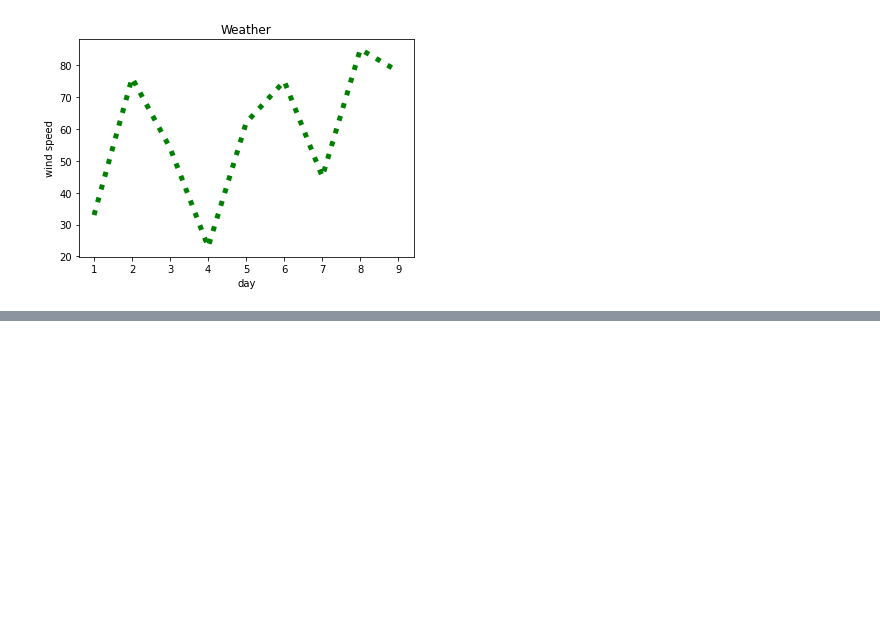
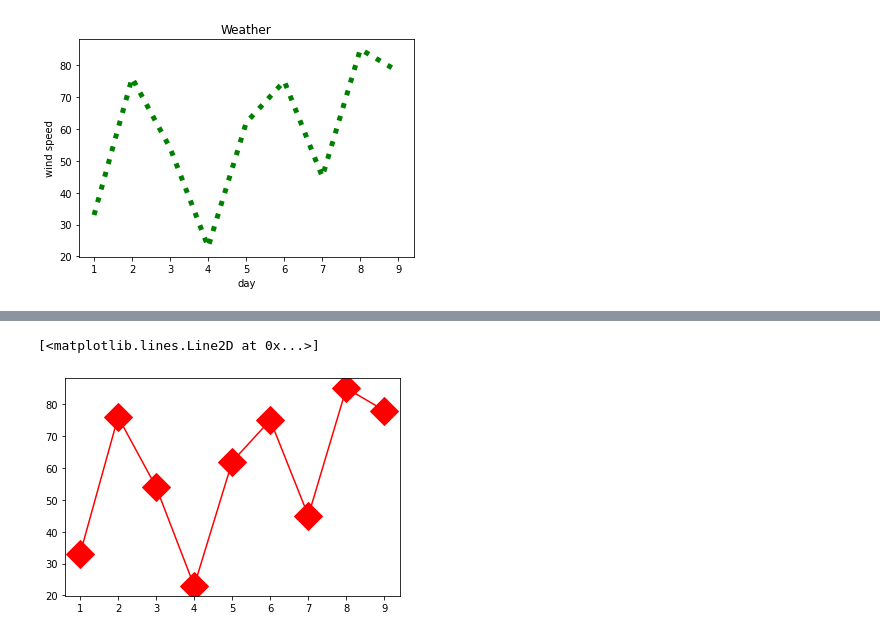
Before and after one commit to nikhil2008github/Data-ops, a Jupyter notebook: matplotlib.ipynb, the cells around one changed output, grey strips where cells are left out. Cells and saved outputs as stored; diff of their text form; code cells hidden in the pictures; blank space fills up the shorter version.

```diff
--- a/matplotlib.ipynb
+++ b/matplotlib.ipynb
@@ -33,0 +39,5 @@ plt.plot(x,y,color ='green', linewidth = 5, linestyle = "dotted")
+# %%
+plt.plot(x,y, 'r-D' ,markersize=20) # marker size is incerase the size of points
+# %% [output]
+[<matplotlib.lines.Line2D at 0x...>]
+[figure, added]
```
Also changed, not shown: parts of 2 cells of this notebook.
